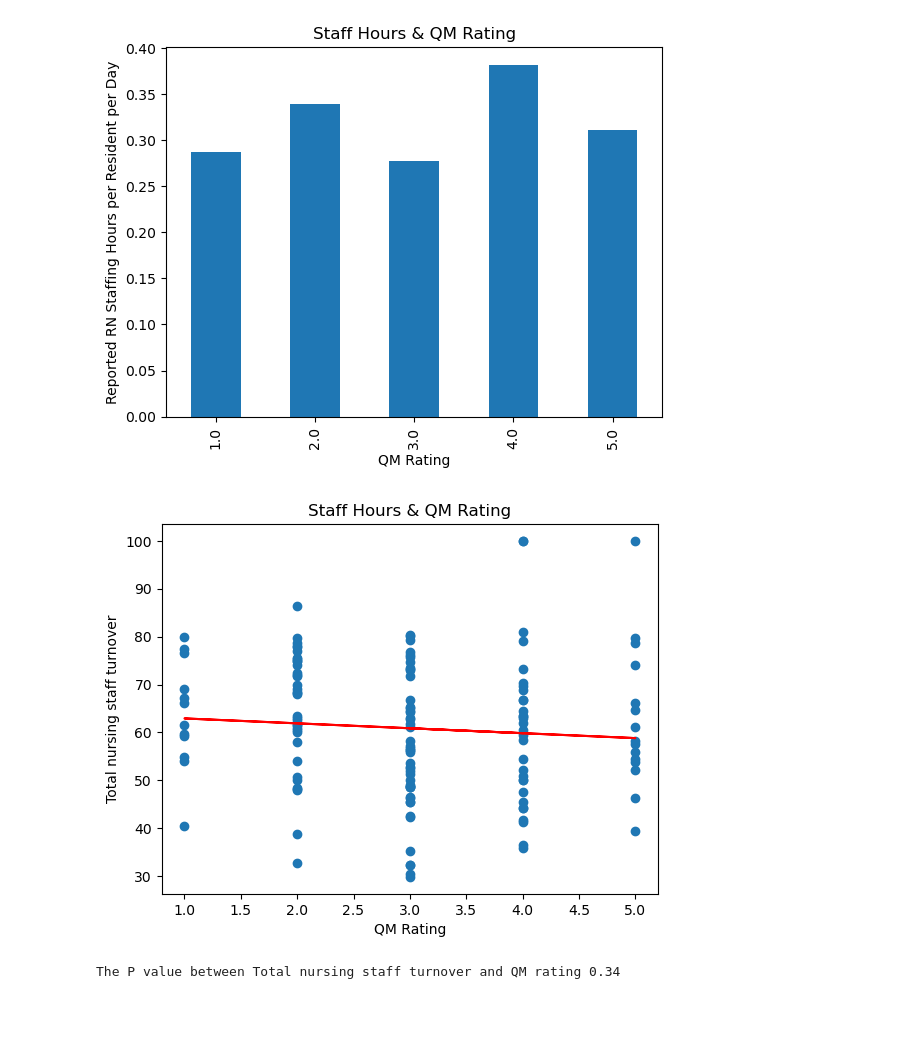
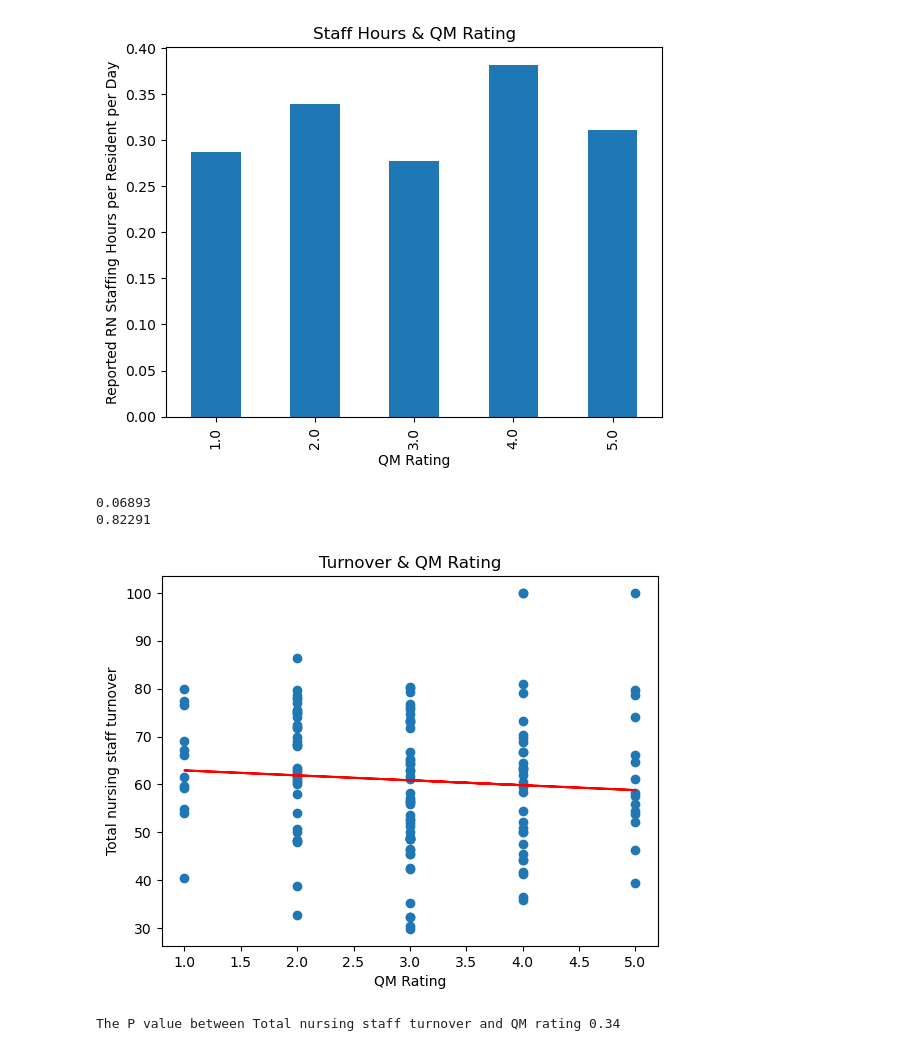
Before and after one commit to wanderfarther/Project_1, a Jupyter notebook: nursing_home_comparisons-Copy1.ipynb, the cells around one changed output. Cells and saved outputs as stored; diff of their text form; code cells hidden in the pictures; blank space fills up the shorter version.

```diff
--- a/nursing_home_comparisons-Copy1.ipynb
+++ b/nursing_home_comparisons-Copy1.ipynb
@@ -162,24 +162,32 @@ plt.title("Staff Hours & QM Rating")
 # %% [output]
 Text(0.5, 1.0, 'Staff Hours & QM Rating')
 [figure]
+# %%
+min_rn_hours=ok_reduced_data["Reported RN Staffing Hours per Resident per Day"].min()
+max_rn_hours=ok_reduced_data["Reported RN Staffing Hours per Resident per Day"].max()
+print(min_rn_hours)
+print(max_rn_hours)
+# %% [output]
+0.06893
+0.82291
 # %%
  # Add the linear regression equation and line to plot. Null hypothesis says there is no linear trend.
 
 y_values = ok_reduced_data['Total nursing staff turnover']
 x_values = ok_reduced_data['QM Rating']
 (slope, intercept, rvalue, pvalue, stderr) = linregress(x_values, y_values)
 regress_values = x_values * slope + intercept
 line_eq = "y = " + str(round(slope,2)) + "x + " + str(round(intercept,2))
 plt.scatter(x_values,y_values)
 plt.plot(x_values,regress_values,"r-")
 plt.annotate(line_eq,(5.8,0.8),fontsize=15,color="red")
 plt.ylabel('Total nursing staff turnover')
 plt.xlabel('QM Rating')
-plt.title("Staff Hours & QM Rating")
+plt.title("Turnover & QM Rating")
 plt.savefig ("turnoverbar.png")
 plt.show()
 # %% [output]
-[figure, old version]
+[figure, new version]
 # %%
     #
 print(f"The P value between Total nursing staff turnover and QM rating {round(st.pearsonr(Total_nursing_staff_turnover,QM_Rating)[1],2)}")
```
Also changed, not shown: 3 other files.
